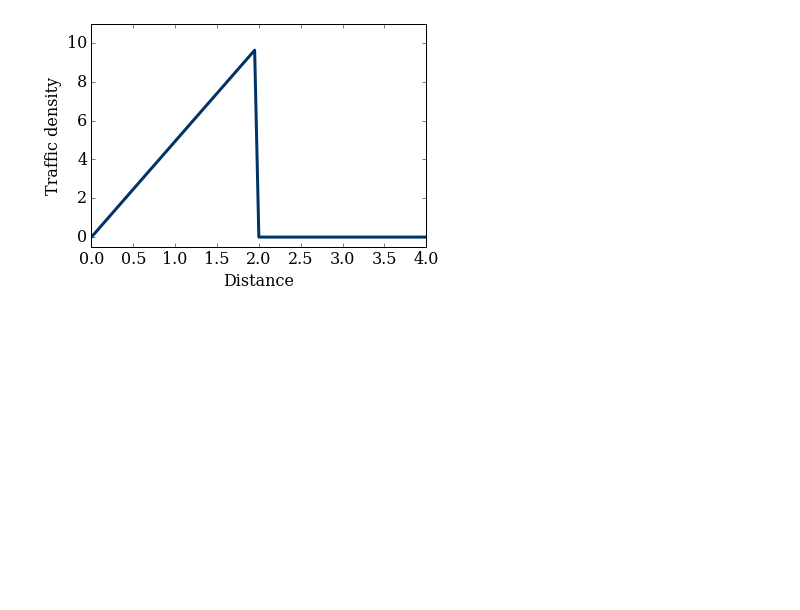
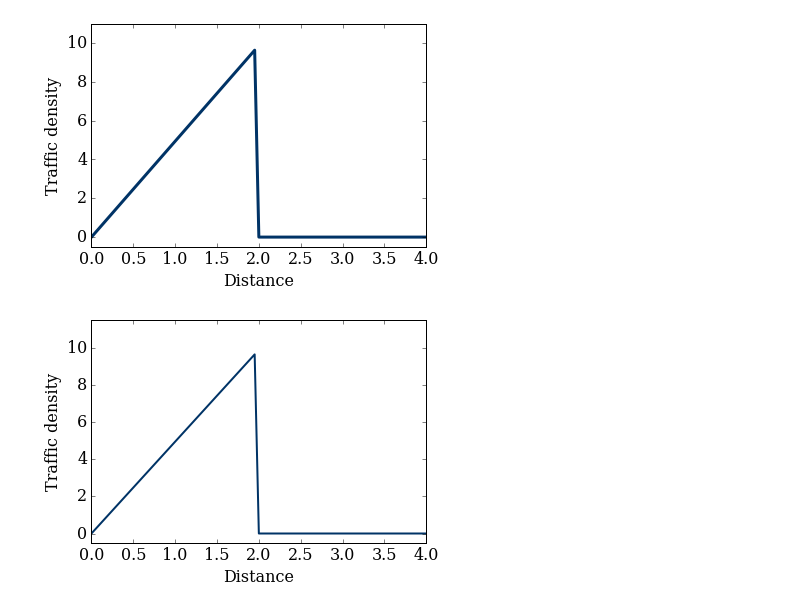
Before and after one commit to DavidZHANG9210/MAE6286, a Jupyter notebook: Module 3 Lesson 1.ipynb, the cells around one changed output. Cells and saved outputs as stored; diff of their text form; code cells hidden in the pictures; blank space fills up the shorter version.

```diff
--- a/Module 3 Lesson 1.ipynb
+++ b/Module 3 Lesson 1.ipynb
@@ -58,4 +58,14 @@ from matplotlib import animation
 from IPython.display import HTML
 # %%
 fig = pyplot.figure();
-ax = pyplot.axes(xlim=(0,4), ylim=(-.5, 11.5), xlabel=('Distance'), ylabel('Traffic density'))
+ax = pyplot.axes(xlim=(0,4), ylim=(-.5, 11.5), xlabel=('Distance'), ylabel=('Traffic density'))
+line, = ax.plot([], [], color='#003366', lw=2);
+
+def animate(data):
+    x= numpy.linspace(0, 4, nx)
+    y = data
+    line.set_data(x, y)
+    return line,
+anim = animation.FuncAnimation(fig, animate, frames=rho_n, interval=1000)
+# %% [output]
+[figure, added]
```
Also changed, not shown: parts of 1 cell of this notebook.
